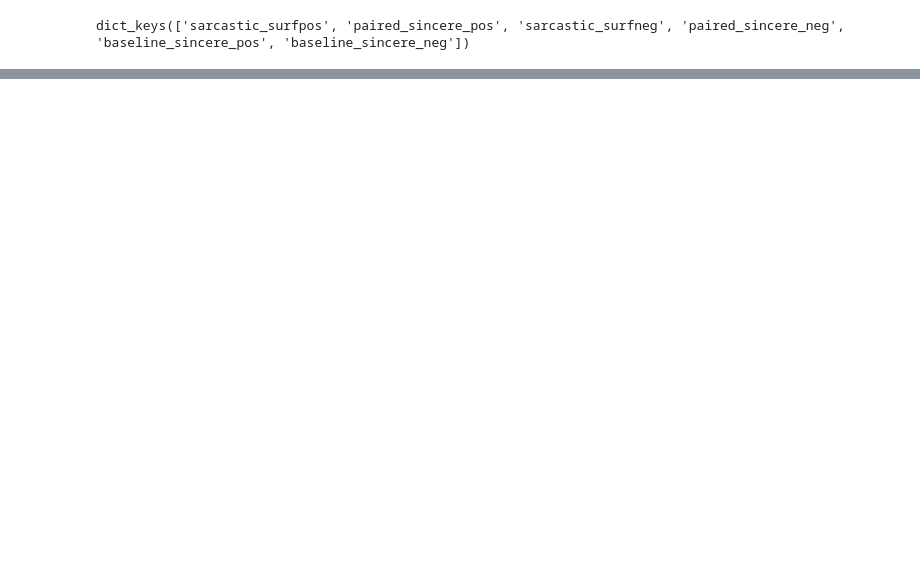
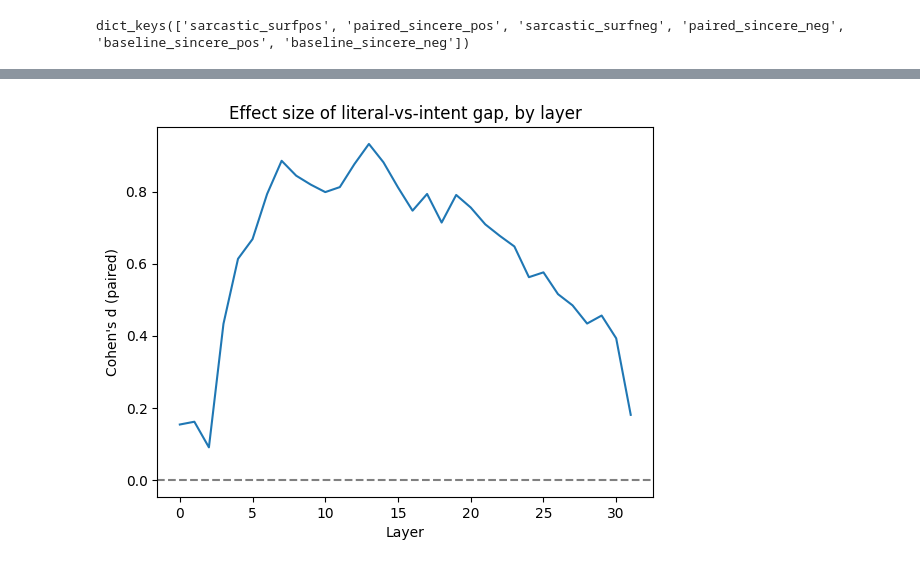
Before and after one commit to YsCodeLab/GeometryofSarcasm, a Jupyter notebook: working.ipynb, the cells around one changed output, grey strips where cells are left out. Drawn from its saved outputs; the diff is of its cells as text; code cells hidden in the pictures; blank space fills up the shorter version.

```diff
--- a/working.ipynb
+++ b/working.ipynb
@@ -2,8 +2,8 @@
 from common_config import *
 # %%
 import pandas as pd
-classes = pd.read_pickle("./classes.pkl")
-N_LAYERS =26
+classes = pd.read_pickle(CLASSES)
+N_LAYERS = 42
 # %%
 classes.keys()
 # %% [output]
@@ -218,0 +370,73 @@ del model
+# %%
+import pickle
+import numpy as np
+
+#constant
+artifacts_folder="artifacts_8B"
+
+
+classes = pickle.load(open("classes_separation0.5.pkl", "rb"))
+#
+from vaderSentiment.vaderSentiment import SentimentIntensityAnalyzer
+analyzer = SentimentIntensityAnalyzer()
+def surface(t):
+    return analyzer.polarity_scores(str(t))["compound"]
+
+sarc_v = np.array([surface(t) for t in classes["sarcastic_surfpos"]])
+base_v = np.array([surface(t) for t in classes["baseline_sincere_pos"]])
+
+print(f"sarcastic VADER: {sarc_v.mean():.2f} ± {sarc_v.std():.2f}")
+print(f"baseline  VADER: {base_v.mean():.2f} ± {base_v.std():.2f}")
+
+sarc_neg_v = np.array([surface(t) for t in classes["sarcastic_surfneg"]])
+base_neg_v = np.array([surface(t) for t in classes["baseline_sincere_neg"]])
+print(f"sarcastic neg VADER: {sarc_neg_v.mean():.2f} ± {sarc_neg_v.std():.2f}")
+print(f"baseline  neg VADER: {base_neg_v.mean():.2f} ± {base_neg_v.std():.2f}")
+
+print(len(classes["sarcastic_surfneg"]))
+print(len(classes["paired_sincere_neg"]))
+print(len(classes["baseline_sincere_neg"]))
+
+for i in range(3):
+    print(f"sarcastic: {classes['sarcastic_surfneg'][i]}")
+    print(f"rephrase:  {classes['paired_sincere_neg'][i]}")
+    print()
+
+
+
+import pickle
+from scipy.stats import wilcoxon
+
+all_projs = pickle.load(open("artifacts_8B/phase1_projections_strong.pkl", "rb"))
+
+sarc = all_projs["sarcastic_surfpos"]      # [layers, n]
+intent = all_projs["paired_sincere_pos"]   # same order = same pairs, since both built from pairs_df in order
+delta = sarc - intent
+
+for l in [8, 12, 16, 20]:
+    w = wilcoxon(delta[l])
+    print(f"layer {l}: mean Δ={delta[l].mean():+.1f}, p={w.pvalue:.1e}")
+
+#TEST 3
+import numpy as np
+N_LAYERS = delta.shape[0]
+effect_sizes = []
+for l in range(N_LAYERS):
+    d = delta[l]
+    cohens_d = d.mean() / d.std()   # standardized effect size for paired data
+    effect_sizes.append(cohens_d)
+
+import matplotlib.pyplot as plt
+plt.plot(effect_sizes)
+plt.xlabel("Layer"); plt.ylabel("Cohen's d (paired)")
+plt.title("Effect size of literal-vs-intent gap, by layer")
+plt.axhline(0, color='gray', linestyle='--')
+plt.savefig(f"{artifacts_folder}/effect_size_by_layer.png")
+
+
+# effect size on the raw unpaired comparison
+base = all_projs["baseline_sincere_pos"]
+for l in [8, 12, 16, 20]:
+    unpaired_d = (sarc[l].mean() - base[l].mean()) / np.sqrt((sarc[l].var() + base[l].var()) / 2)
+    print(f"layer {l}: unpaired Cohen's d = {unpaired_d:.2f}")
+# %% [output]
@@ -218,0 +460 @@ del model
+[figure, added]
```
Also changed, not shown: parts of 13 cells of this notebook, 3 other files.
